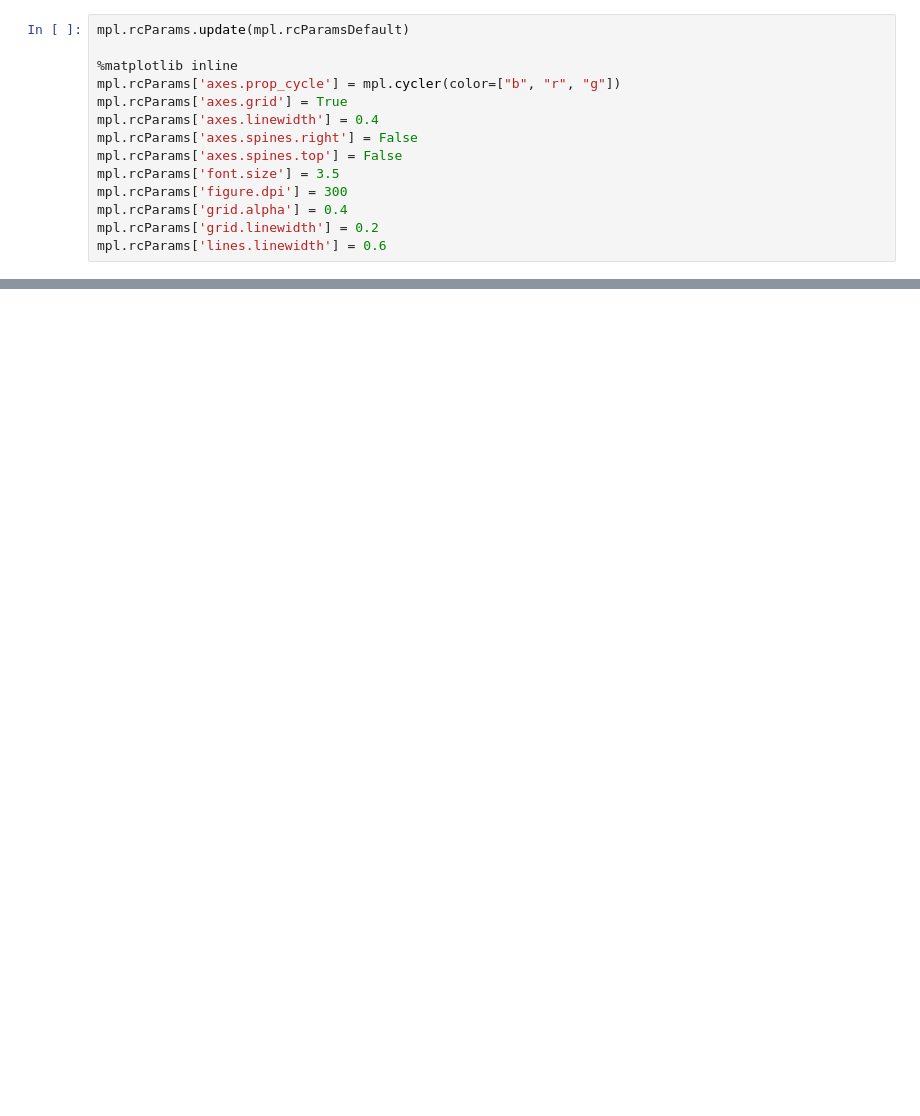
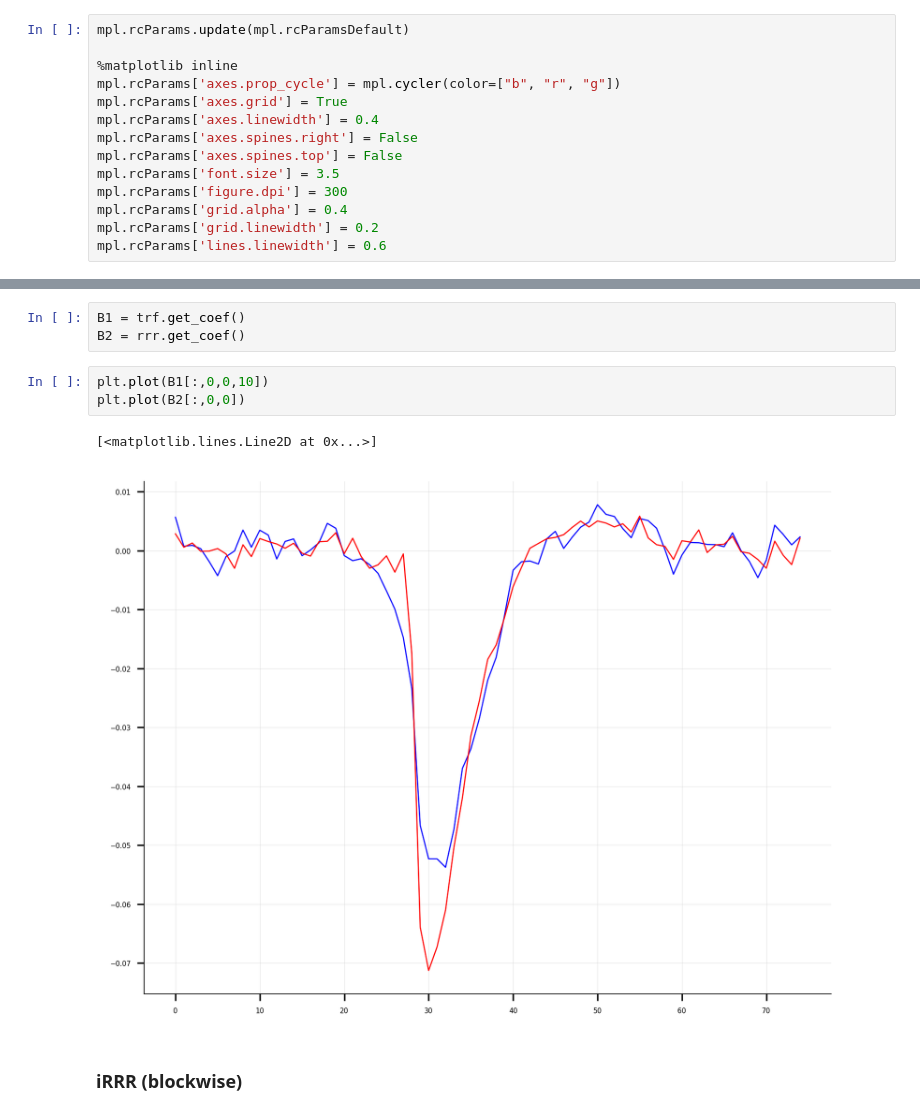
Before and after one commit to phg17/sPyEEG, a Jupyter notebook: spyeeg/models/iRRR.ipynb, the cells around one changed output, grey strips where cells are left out. Cells and saved outputs as stored; diff of their text form; blank space fills up the shorter version.

```diff
--- a/spyeeg/models/iRRR.ipynb
+++ b/spyeeg/models/iRRR.ipynb
@@ -144,0 +95,11 @@ np.asarray(scores_iRRR).shape
+# %%
+B1 = trf.get_coef()
+B2 = rrr.get_coef()
+# %%
+plt.plot(B1[:,0,0,10])
+plt.plot(B2[:,0,0])
+# %% [output]
+[<matplotlib.lines.Line2D at 0x...>]
+[figure, added]
+# %% [markdown]
+### iRRR (blockwise)
```
Also changed, not shown: parts of 28 cells of this notebook, 2 other files.
